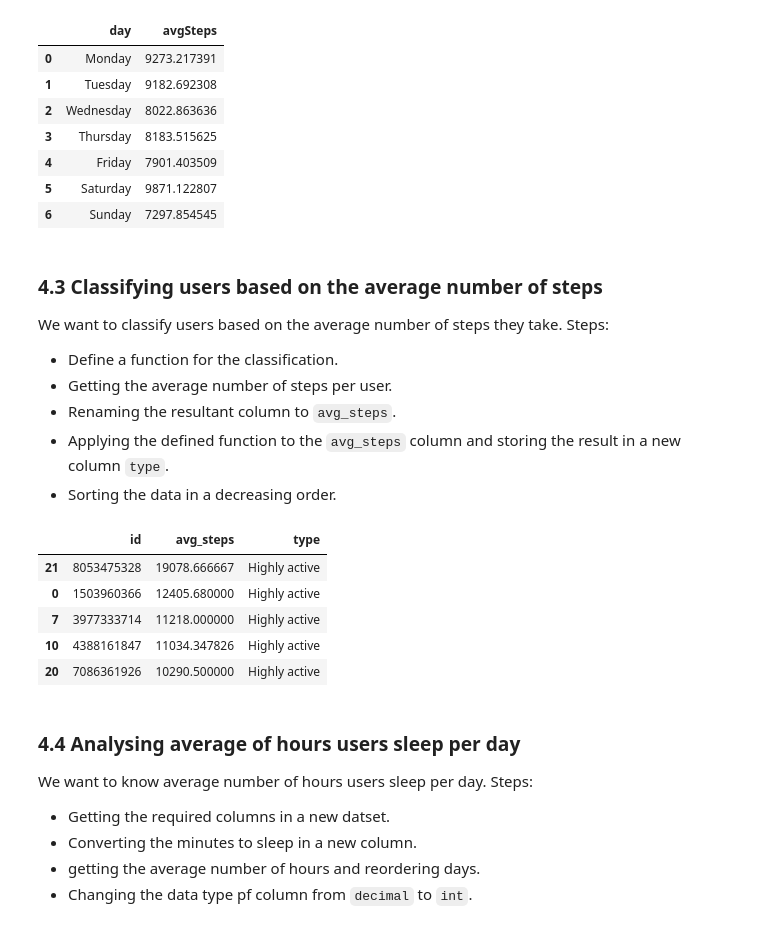
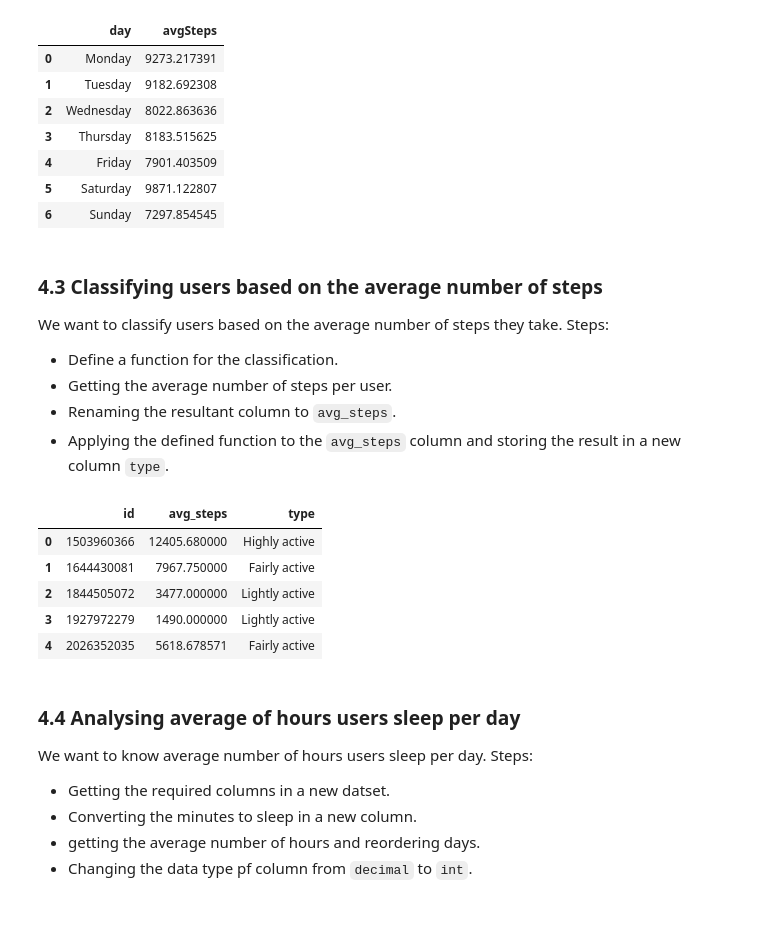
Before and after one commit to anasY2/Google-Data-Analytics-Capstone, a Jupyter notebook: bella_beat_data_analysis.ipynb, the cells around one changed output. Saved outputs shown, nothing was run; the diff lists cells and outputs as text; code cells hidden in the pictures.

```diff
--- a/bella_beat_data_analysis.ipynb
+++ b/bella_beat_data_analysis.ipynb
@@ -71,9 +71,9 @@ import seaborn as sns
 ### 3.2 Importing the datasets
 # %%
 # reading the datasets using read_csv function
-activity = pd.read_csv('./desktop/case-study/data-sets/dailyActivity_merged.csv')
-steps = pd.read_csv('./desktop/case-study/data-sets/hourlySteps_merged.csv')
-sleep = pd.read_csv('./desktop/case-study/data-sets/sleepDay_merged.csv')
+activity = pd.read_csv('./data-sets/dailyActivity_merged.csv')
+steps = pd.read_csv('./data-sets/hourlySteps_merged.csv')
+sleep = pd.read_csv('./data-sets/sleepDay_merged.csv')
 # %% [markdown]
 ### 3.3 Observe and familiarize with th data
 
@@ -354,7 +346,6 @@ Steps:
 - Getting the average number of steps per user.
 - Renaming the resultant column to `avg_steps`.
 - Applying the defined function to the `avg_steps` column and storing the result in a new column `type`.
-- Sorting the data in a decreasing order.
 # %%
 # defining function for classification
 def classify_user(steps):
@@ -367,17 +358,17 @@ def classify_user(steps):
 # %%
 # getting the average number of steps per user and renaming the column
 avg_steps_per_user = merged_activity_sleep.groupby('id').mean()[['totalSteps']].rename(columns={'totalSteps':'avg_steps'}).reset_index()
 # applying the defined function on the avg_steps column
 avg_steps_per_user['type']=avg_steps_per_user['avg_steps'].apply(classify_user)
-# sorting the data in descending order
-avg_steps_per_user.sort_values('avg_steps',ascending=False).head()
+
+avg_steps_per_user.head()
 # %% [output]
 |  | id | avg_steps | type |
-| 21 | 8053475328 | 19078.666667 | Highly active |
 | 0 | 1503960366 | 12405.680000 | Highly active |
-| 7 | 3977333714 | 11218.000000 | Highly active |
-| 10 | 4388161847 | 11034.347826 | Highly active |
-| 20 | 7086361926 | 10290.500000 | Highly active |
+| 1 | 1644430081 | 7967.750000 | Fairly active |
+| 2 | 1844505072 | 3477.000000 | Lightly active |
+| 3 | 1927972279 | 1490.000000 | Lightly active |
+| 4 | 2026352035 | 5618.678571 | Fairly active |
 # %% [markdown]
 ### 4.4 Analysing average of hours users sleep per day
 We want to know average number of hours users sleep per day.
```
Also changed, not shown: parts of 16 cells of this notebook.
